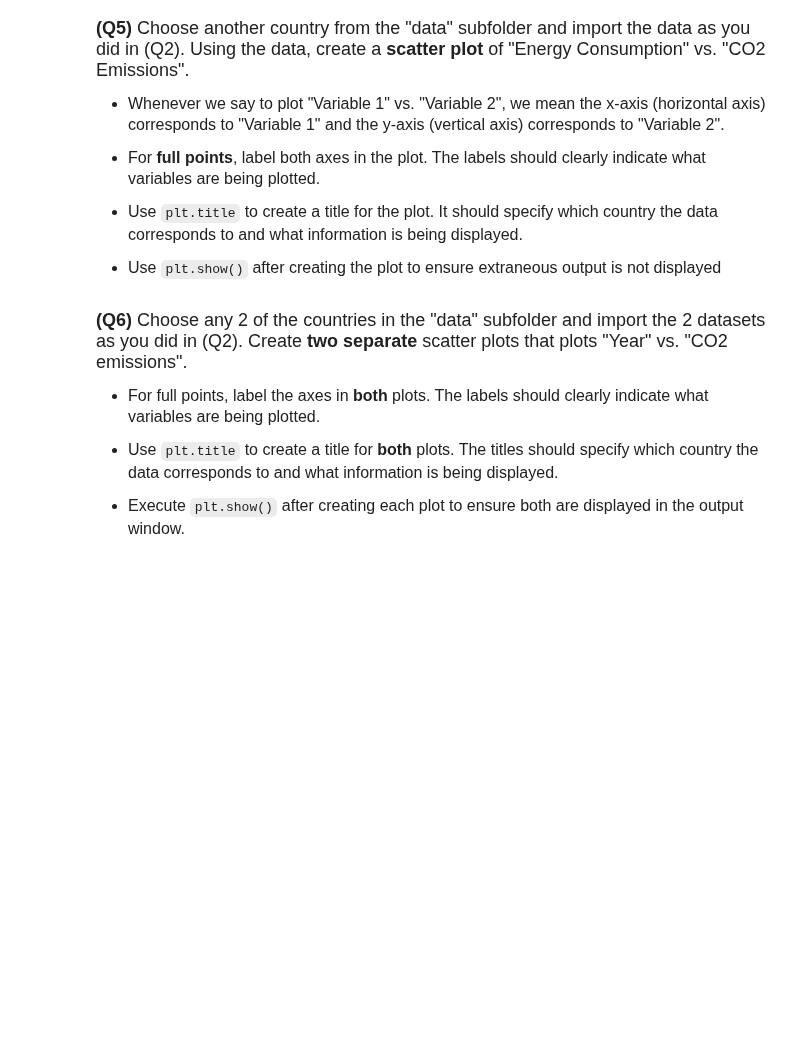
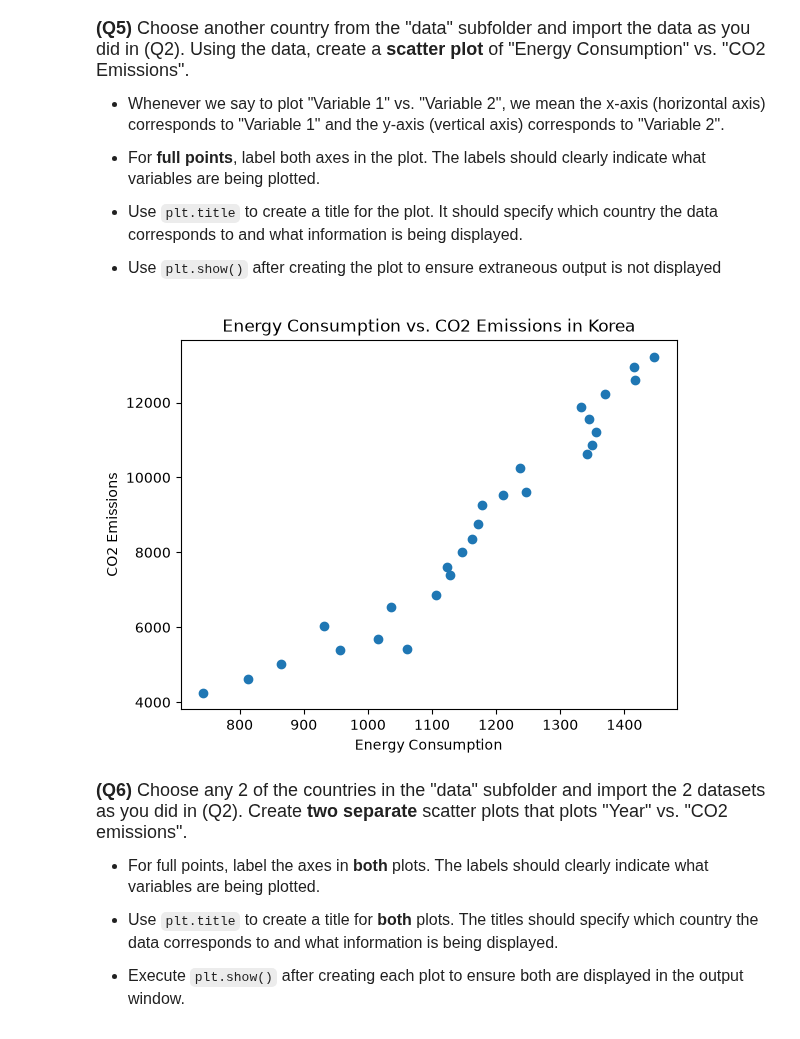
Before and after one commit to alexrabkin1599-crypto/datasci151fall2026, a Jupyter notebook: _assignments/assignment_2/Assignment2.ipynb, the cells around one changed output. Drawn from its saved outputs; the diff is of its cells as text; code cells hidden in the pictures; blank space fills up the shorter version.

```diff
--- a/_assignments/assignment_2/Assignment2.ipynb
+++ b/_assignments/assignment_2/Assignment2.ipynb
@@ -48,6 +52,7 @@ Complete the code cells in this Jupyter notebook, and submit the final .ipynb no
 - You do not have to "extract" the names from the dataset through a Python command. You can simply type them manually.
 # %%
 # Write your answer
+columns = ["Year", "Energy_consumption", "CO2_emission", "GDP"]
 # %% [markdown]
 <font size = "4">
 
@@ -102,3 +126,14 @@ us_emissions["CO2_emission"].describe()
+# %%
+# Write your answer
+korea_emissions = pd.read_csv('data/korea_emission.csv')
+c = columns
+plt.scatter(x = korea_emissions[c[2]], y = korea_emissions[c[3]])
+plt.title("Energy Consumption vs. CO2 Emissions in Korea")
+plt.xlabel("Energy Consumption")
+plt.ylabel("CO2 Emissions")
+plt.show()
+# %% [output]
+[figure, added]
 # %% [markdown]
 <font size = "4">
 
```
Also changed, not shown: parts of 7 cells of this notebook.
